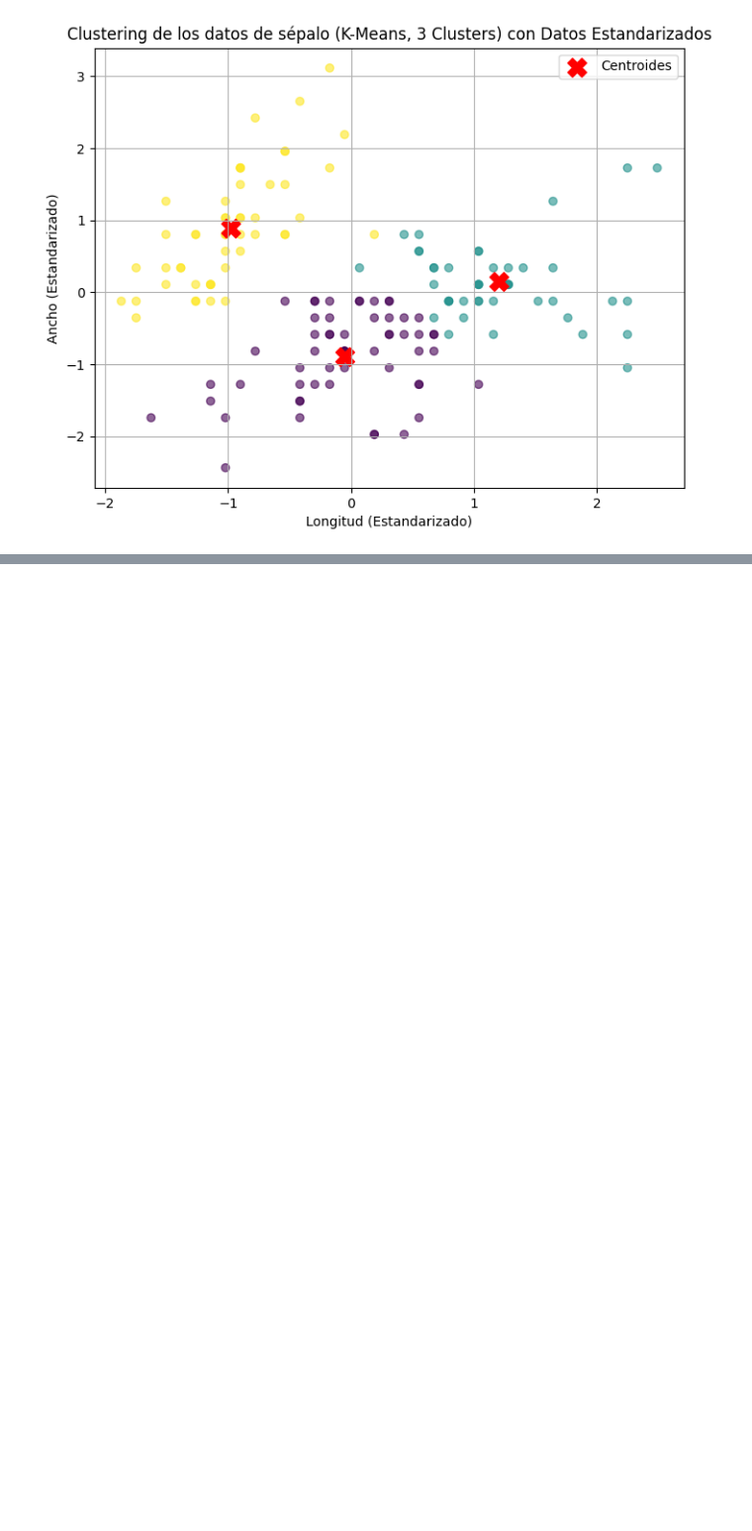
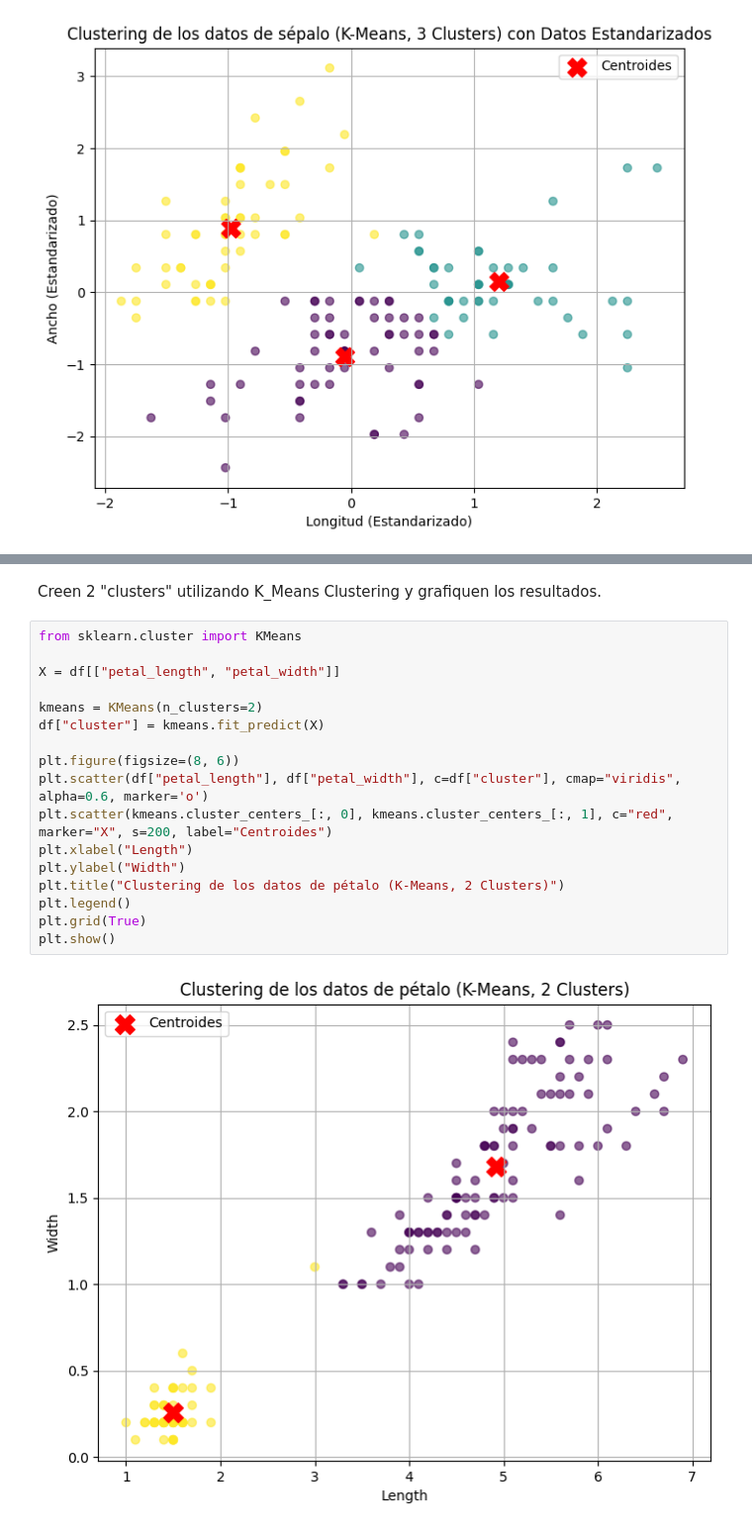
Before and after one commit to SRV-JSPA/HT-2.-Clustering, a Jupyter notebook: Clustering.ipynb, the cells around one changed output, grey strips where cells are left out. Shown at 99% size. Drawn from its saved outputs; the diff is of its cells as text; blank space fills up the shorter version.

```diff
--- a/Clustering.ipynb
+++ b/Clustering.ipynb
@@ -209,0 +233,21 @@ plt.show()
+# %% [markdown]
+Creen 2 "clusters" utilizando K_Means Clustering y grafiquen los resultados.
+# %%
+from sklearn.cluster import KMeans
+
+X = df[["petal_length", "petal_width"]]
+
+kmeans = KMeans(n_clusters=2)
+df["cluster"] = kmeans.fit_predict(X)
+
+plt.figure(figsize=(8, 6))
+plt.scatter(df["petal_length"], df["petal_width"], c=df["cluster"], cmap="viridis", alpha=0.6, marker='o')
+plt.scatter(kmeans.cluster_centers_[:, 0], kmeans.cluster_centers_[:, 1], c="red", marker="X", s=200, label="Centroides")
+plt.xlabel("Length")
+plt.ylabel("Width")
+plt.title("Clustering de los datos de pétalo (K-Means, 2 Clusters)")
+plt.legend()
+plt.grid(True)
+plt.show()
+# %% [output]
+[figure, added]
```
Also changed, not shown: parts of 18 cells of this notebook.
